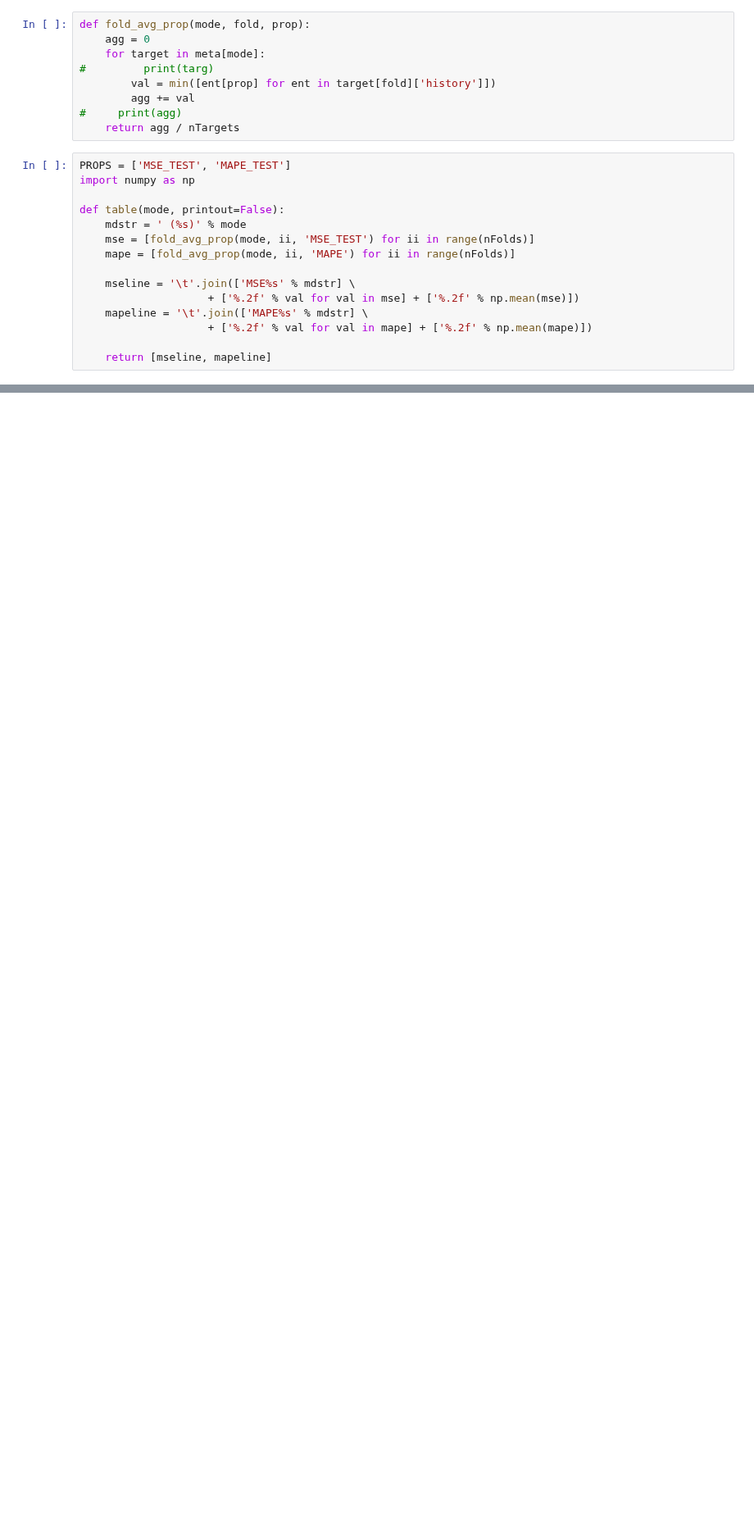
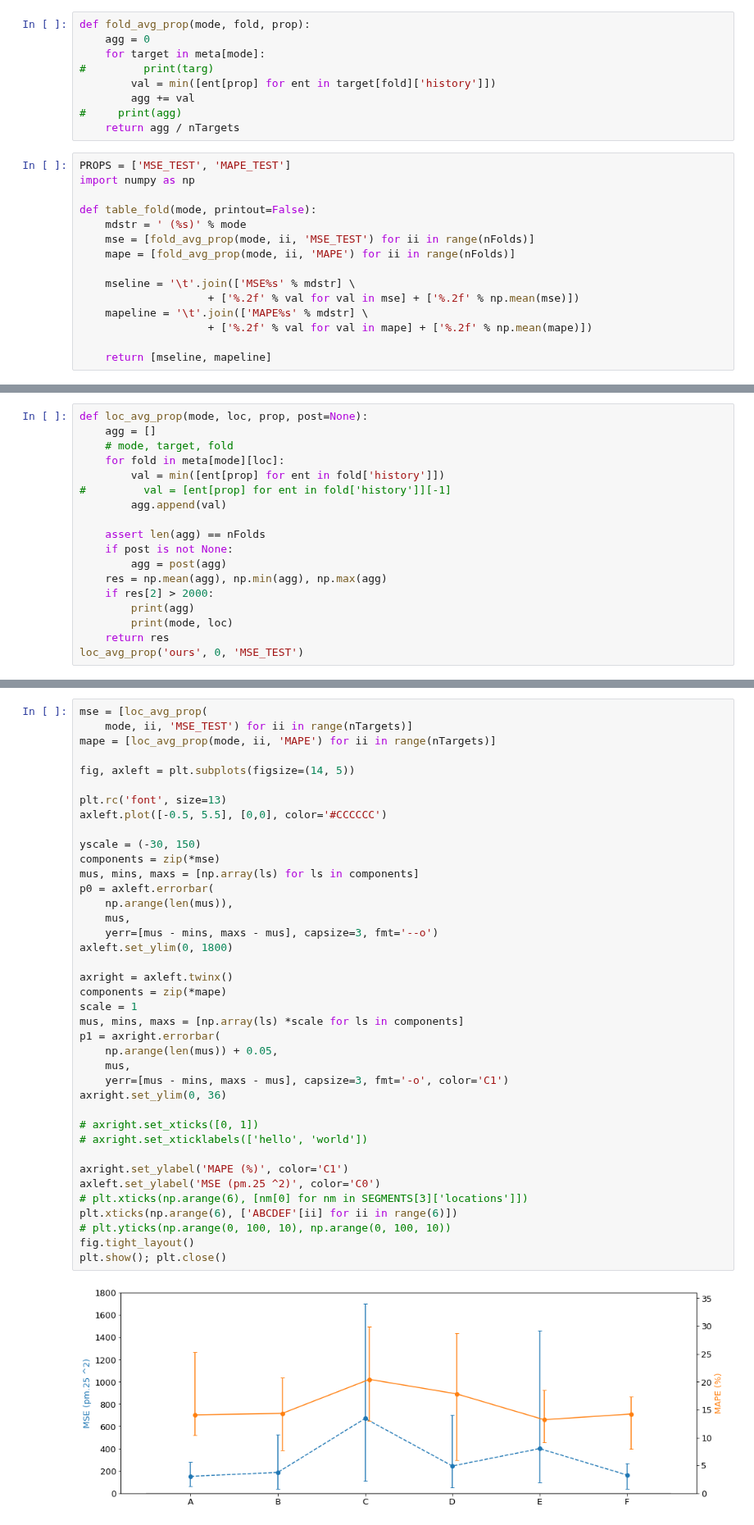
Before and after one commit to ankitbha/hidden_hotspots, a Jupyter notebook: MergeFoldData.ipynb, the cells around one changed output, grey strips where cells are left out. Shown at 82% size. Cells and saved outputs as stored; diff of their text form; blank space fills up the shorter version.

Commit message:
adding nb that summarizes fold outputs

```diff
--- a/MergeFoldData.ipynb
+++ b/MergeFoldData.ipynb
@@ -63,7 +67,7 @@ def fold_avg_prop(mode, fold, prop):
 PROPS = ['MSE_TEST', 'MAPE_TEST']
 import numpy as np
 
-def table(mode, printout=False):
+def table_fold(mode, printout=False):
     mdstr = ' (%s)' % mode
     mse = [fold_avg_prop(mode, ii, 'MSE_TEST') for ii in range(nFolds)]
     mape = [fold_avg_prop(mode, ii, 'MAPE') for ii in range(nFolds)]
@@ -98,0 +106,18 @@ MAPE (ours_w)   16.99   16.65   18.59   15.43   19.39   16.88   12.16   9.17
+# %%
+def loc_avg_prop(mode, loc, prop, post=None):
+    agg = []
+    # mode, target, fold
+    for fold in meta[mode][loc]:
+        val = min([ent[prop] for ent in fold['history']])
+#         val = [ent[prop] for ent in fold['history']][-1]
+        agg.append(val)
+
+    assert len(agg) == nFolds
+    if post is not None:
+        agg = post(agg)
+    res = np.mean(agg), np.min(agg), np.max(agg)
+    if res[2] > 2000:
+        print(agg)
+        print(mode, loc)
+    return res
+loc_avg_prop('ours', 0, 'MSE_TEST')
@@ -98,0 +126,41 @@ MAPE (ours_w)   16.99   16.65   18.59   15.43   19.39   16.88   12.16   9.17
+# %%
+mse = [loc_avg_prop(
+    mode, ii, 'MSE_TEST') for ii in range(nTargets)]
+mape = [loc_avg_prop(mode, ii, 'MAPE') for ii in range(nTargets)]
+
+fig, axleft = plt.subplots(figsize=(14, 5))
+
+plt.rc('font', size=13)
+axleft.plot([-0.5, 5.5], [0,0], color='#CCCCCC')
+
+yscale = (-30, 150)
+components = zip(*mse)
+mus, mins, maxs = [np.array(ls) for ls in components]
+p0 = axleft.errorbar(
+    np.arange(len(mus)),
+    mus,
+    yerr=[mus - mins, maxs - mus], capsize=3, fmt='--o')
+axleft.set_ylim(0, 1800)
+
+axright = axleft.twinx()
+components = zip(*mape)
+scale = 1
+mus, mins, maxs = [np.array(ls) *scale for ls in components]
+p1 = axright.errorbar(
+    np.arange(len(mus)) + 0.05,
+    mus,
+    yerr=[mus - mins, maxs - mus], capsize=3, fmt='-o', color='C1')
+axright.set_ylim(0, 36)
+
+# axright.set_xticks([0, 1])
+# axright.set_xticklabels(['hello', 'world'])
+
+axright.set_ylabel('MAPE (%)', color='C1')
+axleft.set_ylabel('MSE (pm.25 ^2)', color='C0')
+# plt.xticks(np.arange(6), [nm[0] for nm in SEGMENTS[3]['locations']])
+plt.xticks(np.arange(6), ['ABCDEF'[ii] for ii in range(6)])
+# plt.yticks(np.arange(0, 100, 10), np.arange(0, 100, 10))
+fig.tight_layout()
+plt.show(); plt.close()
+# %% [output]
+[figure, added]
```
Also changed, not shown: parts of 10 cells of this notebook.
